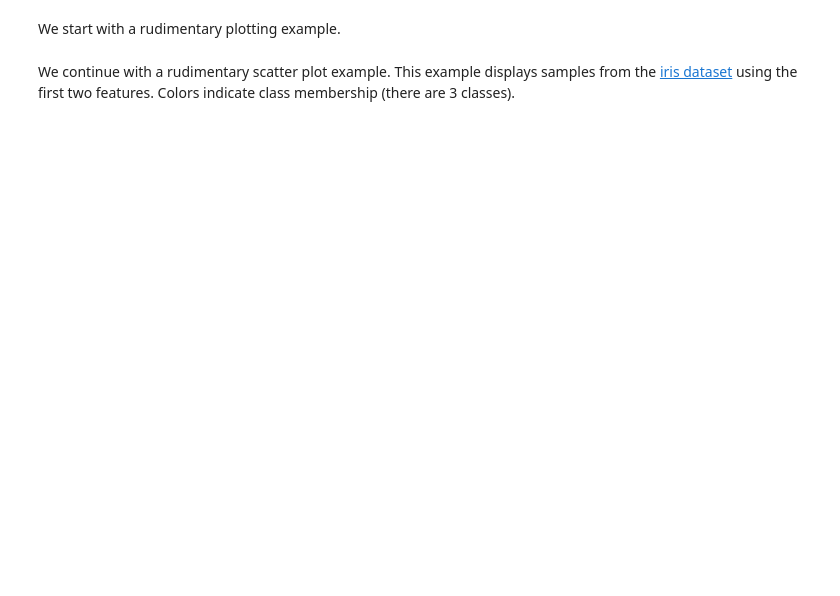
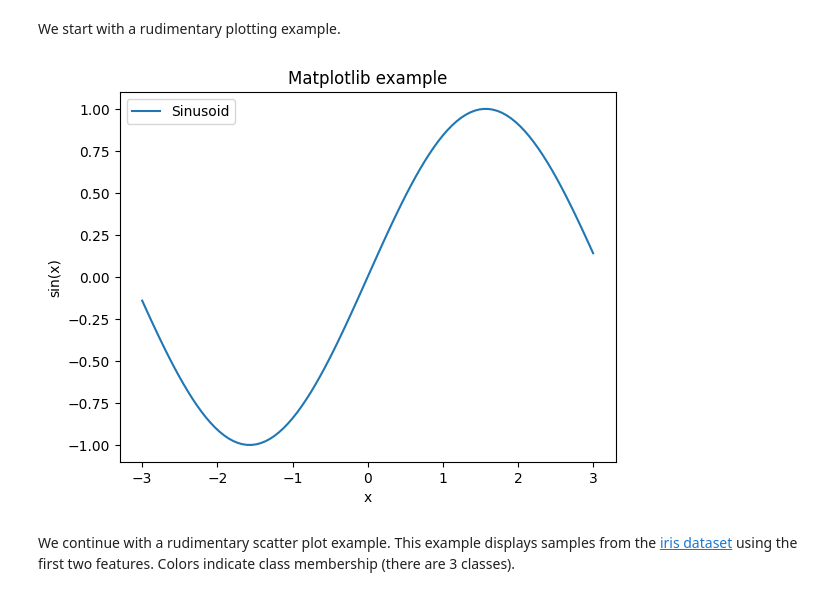
Before and after one commit to SorenKyhl/MENG15100, a Jupyter notebook: notebooks/M2/python_basics.ipynb, the cells around one changed output. Drawn from its saved outputs; the diff is of its cells as text; code cells hidden in the pictures; blank space fills up the shorter version.

```diff
--- a/notebooks/M2/python_basics.ipynb
+++ b/notebooks/M2/python_basics.ipynb
@@ -744,17 +892,19 @@ Matplotlib is a plotting library for Python.
 # %% [markdown]
 We start with a rudimentary plotting example.
 # %%
-from matplotlib import pyplot as plt
-
 x_values = np.linspace(-3, 3, 100)
 
+y_values = np.sin(x_values)
+
 plt.figure()
-plt.plot(x_values, np.sin(x_values), label="Sinusoid")
+plt.plot(x_values, y_values, label="Sinusoid")
 plt.xlabel("x")
 plt.ylabel("sin(x)")
 plt.title("Matplotlib example")
 plt.legend(loc="upper left")
 plt.show()
+# %% [output]
+[figure, added]
 # %% [markdown]
 We continue with a rudimentary scatter plot example. This example displays samples from the [iris dataset](https://scikit-learn.org/stable/modules/generated/sklearn.datasets.load_iris.html) using the first two features. Colors indicate class membership (there are 3 classes).
 # %%
```
Also changed, not shown: parts of 63 cells of this notebook.
